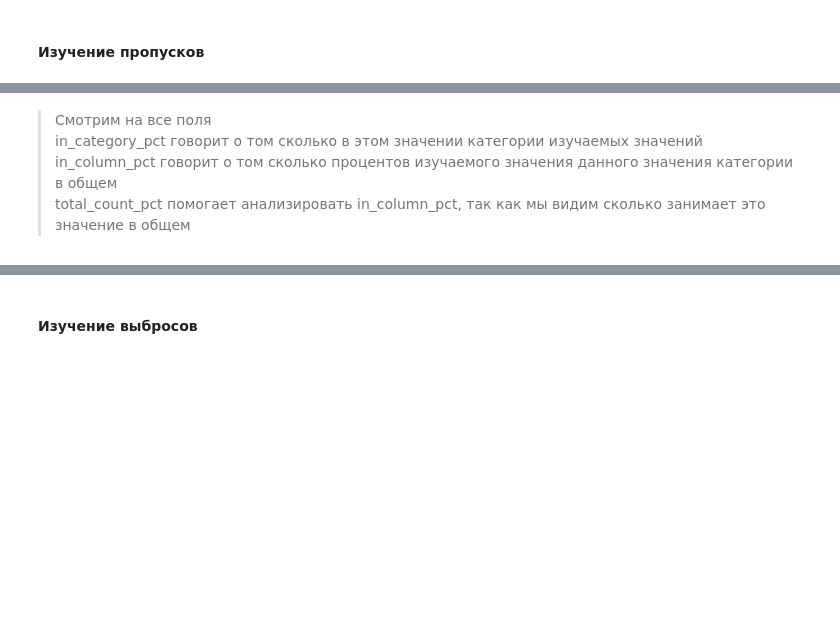
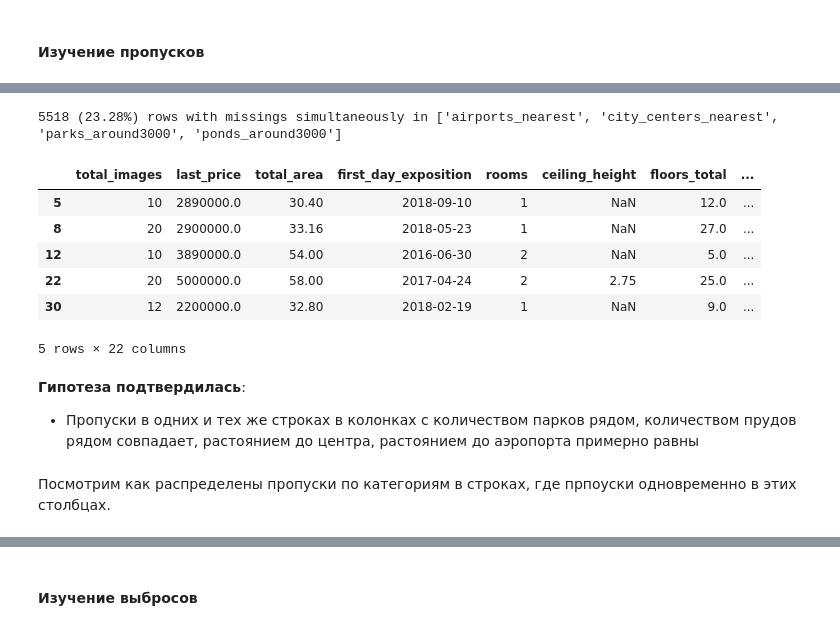
Before and after one commit to PAGriAnalytics/pagri-projects, a Jupyter notebook: quarto/projects/housing-ads-investigation/housing_ads_investigation.ipynb, the cells around one changed output, grey strips where cells are left out. Cells and saved outputs as stored; diff of their text form; code cells hidden in the pictures; blank space fills up the shorter version.

```diff
--- a/quarto/projects/housing-ads-investigation/housing_ads_investigation.ipynb
+++ b/quarto/projects/housing-ads-investigation/housing_ads_investigation.ipynb
@@ -427,5 +365,0 @@ pagri_data_tools.check_na_in_both_columns()
-# %% [markdown]
->Смотрим на все поля
->in_category_pct говорит о том сколько в этом значении категории изучаемых значений
->in_column_pct говорит о том сколько процентов изучаемого значения данного значения категории в общем
->total_count_pct помогает анализировать in_column_pct, так как мы видим сколько занимает это значение в общем
@@ -433,0 +366,18 @@ gen = pagri_prep.analys_by_category_gen(df, series_missed, is_dash=True)
+# %%
+df_na_in_both_columns = pagri_data_tools.check_na_in_both_columns(df, ['airports_nearest', 'city_centers_nearest', 'parks_around3000', 'ponds_around3000'])
+df_na_in_both_columns.head()
+# %% [output]
+5518 (23.28%) rows with missings simultaneously in ['airports_nearest', 'city_centers_nearest', 'parks_around3000', 'ponds_around3000']
+|  | total_images | last_price | total_area | first_day_exposition | rooms | ceiling_height | floors_total | ... |
+| 5 | 10 | 2890000.0 | 30.40 | 2018-09-10 | 1 | NaN | 12.0 | ... |
+| 8 | 20 | 2900000.0 | 33.16 | 2018-05-23 | 1 | NaN | 27.0 | ... |
+| 12 | 10 | 3890000.0 | 54.00 | 2016-06-30 | 2 | NaN | 5.0 | ... |
+| 22 | 20 | 5000000.0 | 58.00 | 2017-04-24 | 2 | 2.75 | 25.0 | ... |
+| 30 | 12 | 2200000.0 | 32.80 | 2018-02-19 | 1 | NaN | 9.0 | ... |
+5 rows × 22 columns
+# %% [markdown]
+**Гипотеза подтвердилась**:
+- Пропуски в одних и тех же строках в колонках с количеством парков рядом, количеством прудов рядом совпадает,
+растоянием до центра, растоянием до аэропорта примерно равны
+# %% [markdown]
+Посмотрим как распределены пропуски по категориям в строках, где прпоуски одновременно в этих столбцах.
```
Also changed, not shown: parts of 73 cells of this notebook, 1 other file.
